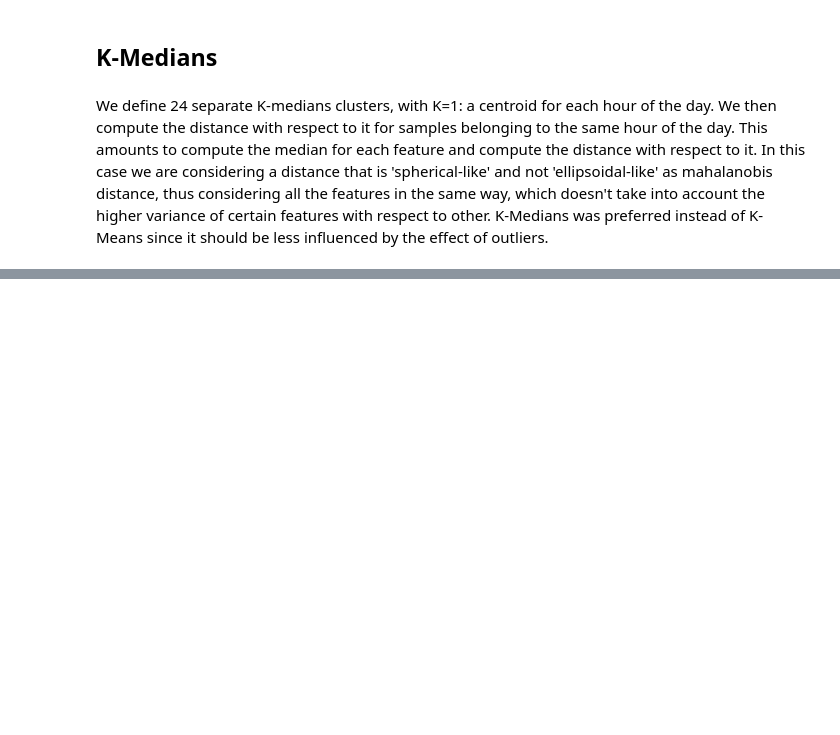
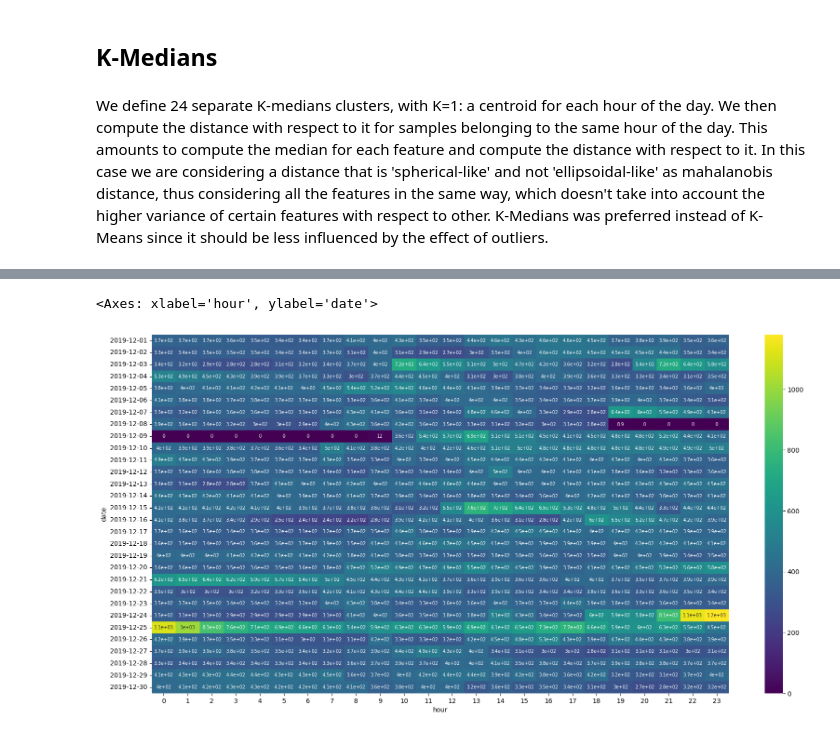
Before and after one commit to eskinderit/single-elders-home-monitoring, a Jupyter notebook: single-elders-home-monitoring/single-elders-monitoring-PCAfiltering.ipynb, the cells around one changed output, grey strips where cells are left out. Drawn from its saved outputs; the diff is of its cells as text; code cells hidden in the pictures; blank space fills up the shorter version.

Commit message:
added heatmap plots

```diff
--- a/single-elders-home-monitoring/single-elders-monitoring-PCAfiltering.ipynb
+++ b/single-elders-home-monitoring/single-elders-monitoring-PCAfiltering.ipynb
@@ -1021,6 +1061,16 @@ train_test_df.show()
 only showing top 20 rows
 # %%
-# event heatmap with manhattan distance
-#TODO plot heatmap
-# event heatmap with euclidean distance
-#TODO plot heatmap
+event_per_hour_manhatattan = train_test_df.where("timestamp >= '2019-12-01' AND timestamp <= '2019-12-31' ")
+
+event_per_hour_manhatattan = event_per_hour_manhatattan.withColumn("date", F.date_format(event_per_hour_manhatattan["timestamp"], "yyyy-MM-dd"))
+event_per_hour_manhatattan = event_per_hour_manhatattan.select('timestamp', 'manhattan_dist', 'date', 'hour')
+
+pivot_df = event_per_hour_manhatattan.toPandas().fillna(0).pivot(index='date', columns='hour', values='manhattan_dist')
+pivot_df = pivot_df.fillna(0)
+
+# Crea la heatmap
+plt.figure(figsize=(20, 10))
+sns.heatmap(pivot_df, cmap='viridis', annot=True, annot_kws={'size': 7})
+# %% [output]
+<Axes: xlabel='hour', ylabel='date'>
+[figure, added]
```
Also changed, not shown: parts of 18 cells of this notebook.
